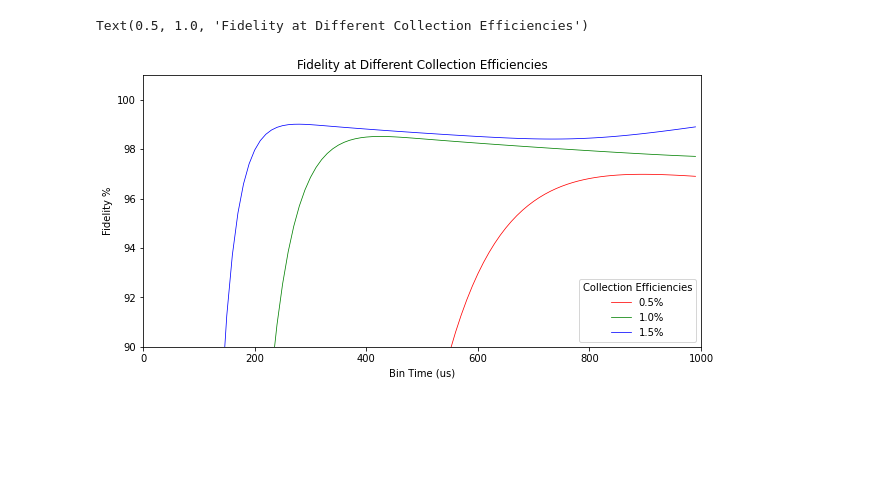
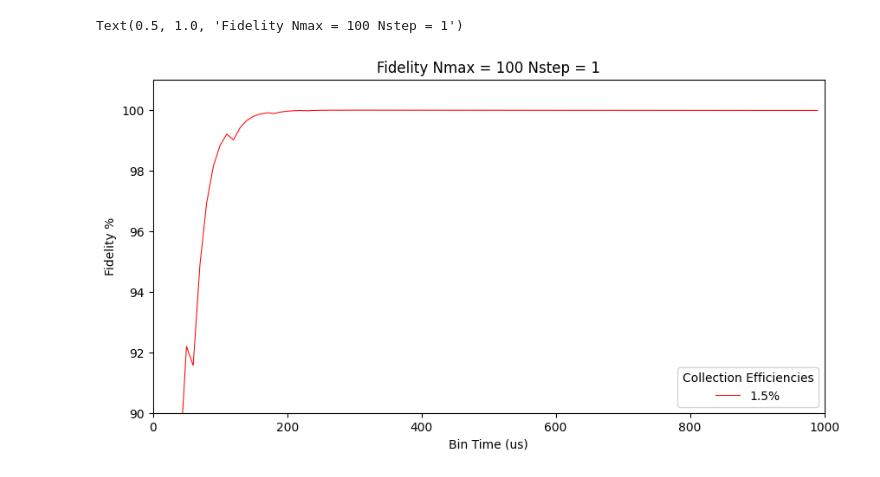
Before and after one commit to seangarn32/Trapped-Ion-Error-Model, a Jupyter notebook: SQR Error Model/CollectionEfficiencyFidelity.ipynb, the cells around one changed output. Cells and saved outputs as stored; diff of their text form; code cells hidden in the pictures; blank space fills up the shorter version.

```diff
--- a/SQR Error Model/CollectionEfficiencyFidelity.ipynb
+++ b/SQR Error Model/CollectionEfficiencyFidelity.ipynb
@@ -44,8 +48,12 @@ def X_integrand(l,n,RB,RD,tau,tb):
 # %%
 
 #Discrete integrand under the curve of D naught right of the critical count nc (distinguishing point between bright and dark state)
-def errorD(Rb,Rd,tb,N,tau):
-    return np.sum(((np.power(Rd*tb,N)) * (np.exp(-1*(Rd*tb))) / spec.factorial(N)) + Xo(N,Rb,Rd,tb,tau))
+def errorD(Rb,Rd,tb,ND,tau):
+    return np.sum(((np.power(Rd*tb,ND)) * (np.exp(-1*(Rd*tb))) / spec.factorial(ND)) + Xo(ND,Rb,Rd,tb,tau))
+
+
+def errorDi(Rb,Rd,tb,ND,tau):
+    return n
 
 #Discrete integrand under the curve of B naught to be integrated left of the critical count nc
 def errorB(Rb,Rd,tb,NB):
@@ -54,16 +62,16 @@ def errorB(Rb,Rd,tb,NB):
 ![alt text](AndorSpecTable.png)
 # %%
 #Model Settings
-nMax = 60 #Max number of detection counts we want to consider
+nMax = 100 #Max number of detection counts we want to consider
 tbMax = .001 #Max bin time we want to consider in s
-nStep = .01 #n granularity (realistically 1 -- there is or isn't a count event, no partial events)
+nStep = 1 #n granularity (realistically 1 -- there is or isn't a count event, no partial events)
 tStep = .00001 #time granularity in s (affects curve accuracy)
 tbUnits = 1000000 #model uses seconds, conversion for graphing us
 
 #Real Variables
 tau = 1.167 #tau = bright state decay time in s (for Ca40 ions)
 freq = 10**7 #emission freqency s^-1
-colEff = np.array([.005, .01, .015]) #collection efficiency
+colEff = np.array([.015]) #collection efficiency
 RB = freq*colEff/2 #Bright state fluoresence rate in s^-1
 Rd = 1000 #Detector Dark Counts
 #DarkCounts  = np.arange(start=0,stop=5001,step=500)
@@ -79,7 +87,10 @@ AvgEArrays = []
 for Rb in RB:
     #For each potential bin time, the ideal count cutoff (nc) between a dark and bright detection is determined
     darkE = np.empty(0)
+    darkE2 = np.empty(0)
     brightE = np.empty(0)
+    DE = []
+
 
     for tb in BT:
         Bmean = brightDistrobution(Rb,Rd,tb)
@@ -93,7 +104,7 @@ for Rb in RB:
         D0 = Do(N,DM,Rb,Rd,tb,tau) #Poisson distro + decay
 
         #determine count threshold nc
-        nc = 0
+        nc = -1
         lastDiff = np.abs(B0[0]-D0[0])
         for i, item in enumerate(B0):
             diff = (B0[i]-D0[i])
@@ -102,14 +113,15 @@ for Rb in RB:
                 break
             lastDiff = diff
         nc=nc*nStep
-
-        NB = N[np.where(N<=nc)] #Integral range for eB
-        ND = N[np.where(N>=nc)] #Integral range for eD
+        print(nc)
+        NB = N[np.where(N<=nc)] #Discrete Integral range for eB
+        ND = N[np.where(N>=nc)] #Discrete Integral range for eD
 
         brightE = np.append(brightE, errorB(Rb,Rd,tb,NB))
         darkE = np.append(darkE, errorD(Rb,Rd,tb,ND,tau))
+        #darkE2 = np.append(darkE2, errorDi(Rb,Rd,tb,ND,tau))
     BrightEArrays.append(brightE.tolist())
     DarkEArrays.append(darkE.tolist())
     avgE = (darkE+brightE)/2
     AvgEArrays.append(avgE.tolist())
-#print(eArrays)
+print()
@@ -116,20 +146,20 @@ for Rb in RB:
 # %%
 #Plotting the average fidelity as a function of col eff
 fig = plt.figure(figsize=(10, 5))
 ax1 = fig.add_subplot(1, 1, 1)
 colors = ['r','g','b']
 #for Y in BrightEArrays:
 #    ax1.plot(BT*1000000, 100*(1-np.array(Y)), lw=0.75, c="r", label = "|1> Fidelity" )
 #for Y in DarkEArrays:
 #    ax1.plot(BT*1000000, 100*(1-np.array(Y)), lw=0.75, c="b", label = "|0> Fidelity")
 for i, Y in enumerate(AvgEArrays):
     ax1.plot(BT*tbUnits, 100*(1-np.array(Y)), lw=0.75, c=colors[i], label = str(200*RB[i]/freq)+"%")
 ax1.set_ylabel("Fidelity %")
 ax1.set_xlabel("Bin Time (us)")
 ax1.set_xlim(0,tbMax*tbUnits)
 ax1.set_ylim(90,101)
 ax1.legend(title = "Collection Efficiencies")
-plt.title("Fidelity at Different Collection Efficiencies")
+plt.title("Fidelity Nmax = "+str(nMax)+" Nstep = "+str(nStep))
 # %% [output]
-Text(0.5, 1.0, 'Fidelity at Different Collection Efficiencies')
+Text(0.5, 1.0, 'Fidelity Nmax = 100 Nstep = 1')
-[figure, old version]
+[figure, new version]
```
Also changed, not shown: parts of 2 cells of this notebook, 2 other files.
